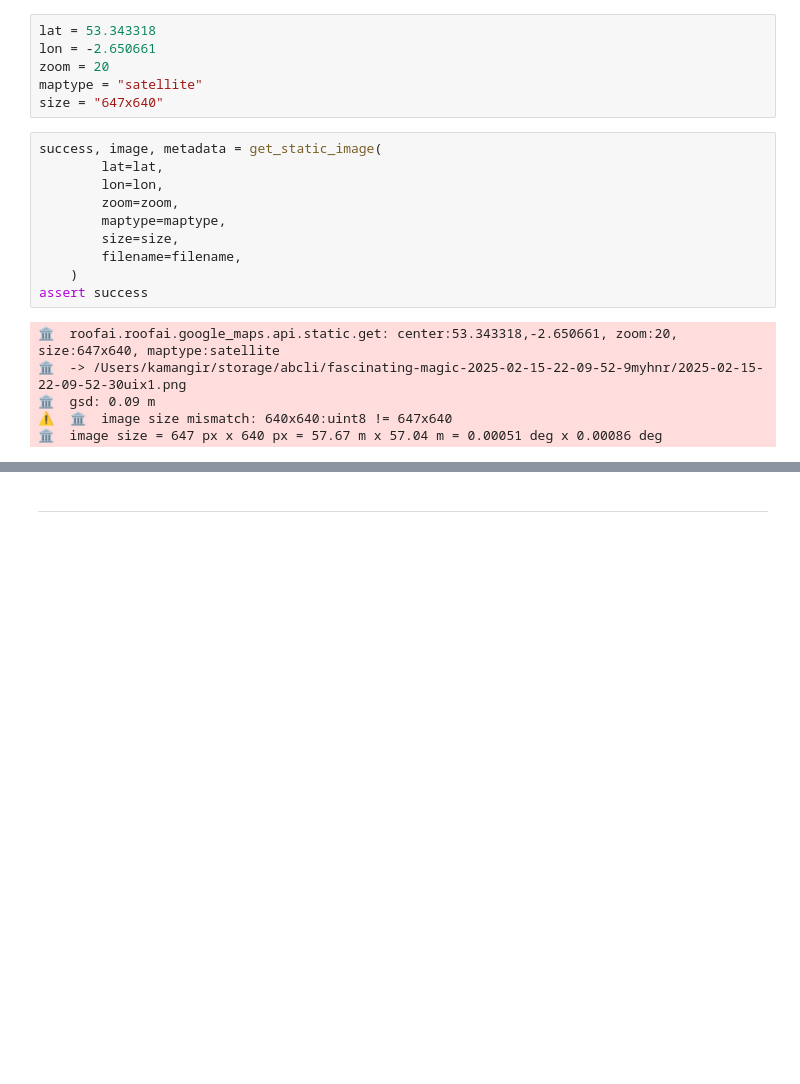
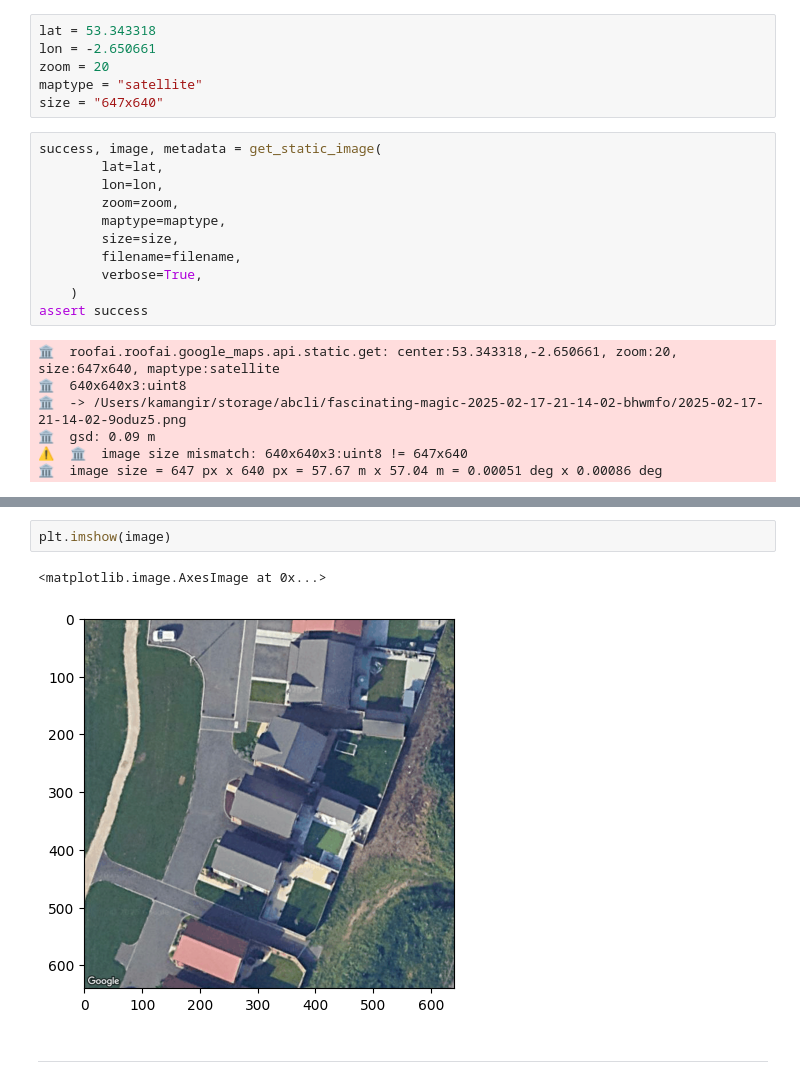
Before and after one commit to kamangir/roofai, a Jupyter notebook: notebooks/google_maps.ipynb, the cells around one changed output, grey strips where cells are left out. Drawn from its saved outputs; the diff is of its cells as text; blank space fills up the shorter version.

Commit message:
@gmaps predict - kamangir/bolt#746

```diff
--- a/notebooks/google_maps.ipynb
+++ b/notebooks/google_maps.ipynb
@@ -43,18 +44,25 @@ success, image, metadata = get_static_image(
         maptype=maptype,
         size=size,
         filename=filename,
+        verbose=True,
     )
 assert success
 # %% [output]
 🏛️  roofai.roofai.google_maps.api.static.get: center:53.343318,-2.650661, zoom:20, size:647x640, maptype:satellite
-🏛️  -> /Users/kamangir/storage/abcli/fascinating-magic-2025-02-15-22-09-52-9myhnr/2025-02-15-22-09-52-30uix1.png
+🏛️  640x640x3:uint8
+🏛️  -> /Users/kamangir/storage/abcli/fascinating-magic-2025-02-17-21-14-02-bhwmfo/2025-02-17-21-14-02-9oduz5.png
 🏛️  gsd: 0.09 m
-⚠️  🏛️  image size mismatch: 640x640:uint8 != 647x640
+⚠️  🏛️  image size mismatch: 640x640x3:uint8 != 647x640
 🏛️  image size = 647 px x 640 px = 57.67 m x 57.04 m = 0.00051 deg x 0.00086 deg
 # %%
 notebooks.imshow(filename)
 # %% [output]
 [interactive output not drawn]
+# %%
+plt.imshow(image)
+# %% [output]
+<matplotlib.image.AxesImage at 0x...>
+[figure, added]
 # %% [markdown]
 ---
 # %%
```
Also changed, not shown: parts of 3 cells of this notebook, 15 other files.
